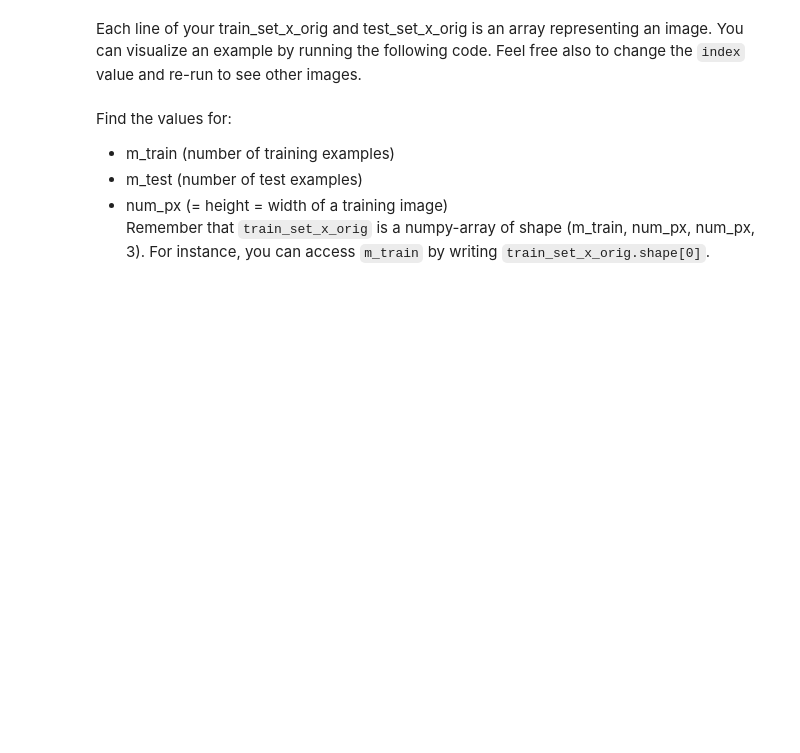
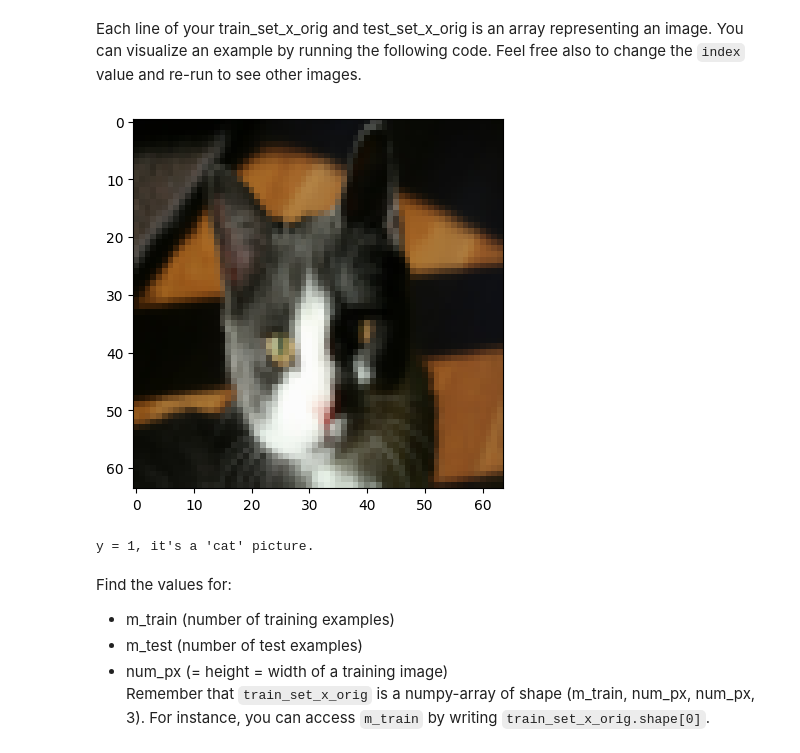
Before and after one commit to shubham282raj/SOC-Deep-Learning, a Jupyter notebook: 05_Logistic_Regression_on_Cat_Images/assignment.ipynb, the cells around one changed output. Drawn from its saved outputs; the diff is of its cells as text; code cells hidden in the pictures; blank space fills up the shorter version.

```diff
--- a/05_Logistic_Regression_on_Cat_Images/assignment.ipynb
+++ b/05_Logistic_Regression_on_Cat_Images/assignment.ipynb
@@ -34,10 +36,13 @@ print(trainDatasetX.shape, trainDatasetY.shape)
 # %% [markdown]
 Each line of your train_set_x_orig and test_set_x_orig is an array representing an image. You can visualize an example by running the following code. Feel free also to change the `index` value and re-run to see other images.
 # %%
-index = 10
+index = 19
 plt.imshow(trainDatasetX[index])
 plt.show()
 print ("y = " + str(trainDatasetY[0, index]) + ", it's a '" + classes[np.squeeze(trainDatasetY[:, index])].decode("utf-8") +  "' picture.")
+# %% [output]
+[figure, added]
+y = 1, it's a 'cat' picture.
 # %% [markdown]
 Find the values for:
 - m_train (number of training examples)
```
Also changed, not shown: parts of 10 cells of this notebook, 1 other file.
